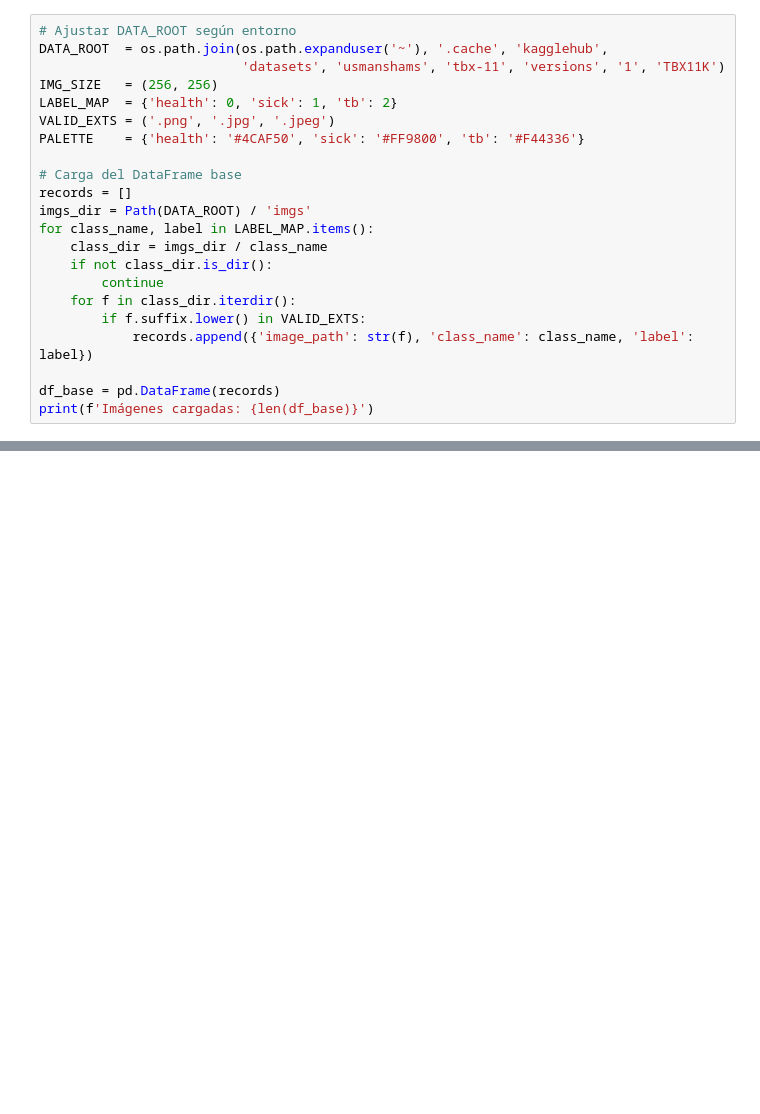
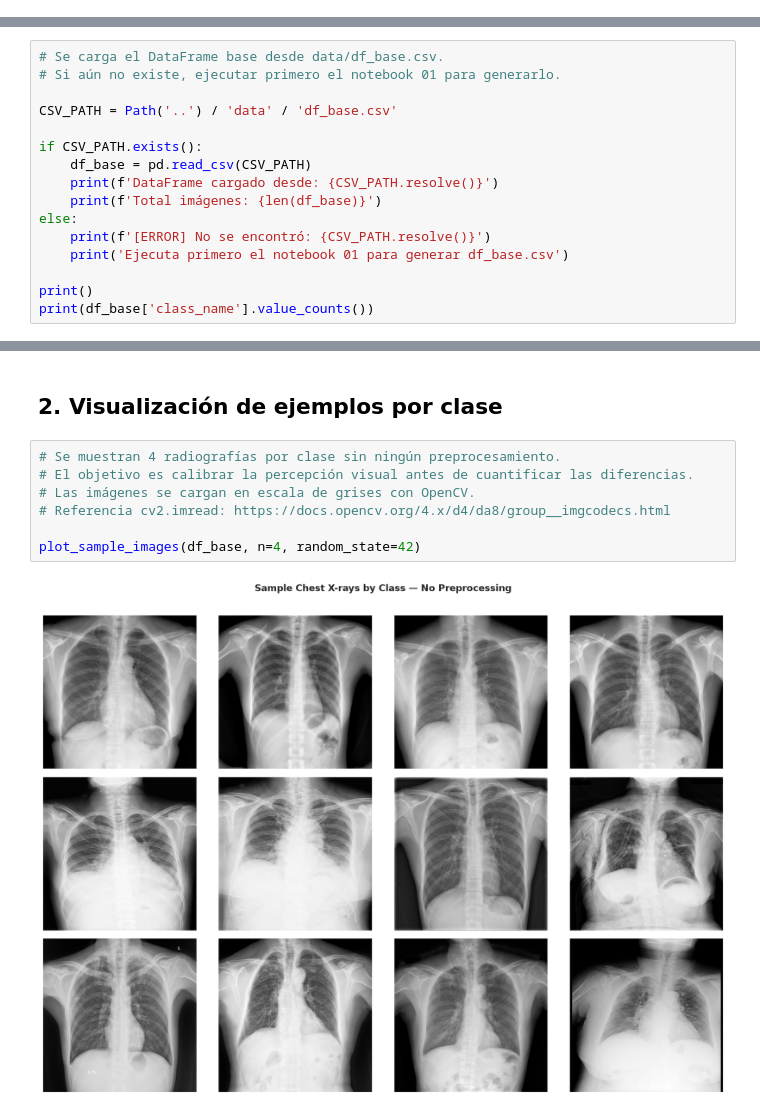
Before and after one commit to KevEstr/CAD_TBX11K, a Jupyter notebook: notebooks/02_Analisis_Exploratorio.ipynb, the cells around one changed output, grey strips where cells are left out. Cells and saved outputs as stored; diff of their text form; blank space fills up the shorter version.

```diff
--- a/notebooks/02_Analisis_Exploratorio.ipynb
+++ b/notebooks/02_Analisis_Exploratorio.ipynb
@@ -27,22 +0,0 @@ np.random.seed(42)
-# %%
-# Ajustar DATA_ROOT según entorno
-DATA_ROOT  = os.path.join(os.path.expanduser('~'), '.cache', 'kagglehub',
-                          'datasets', 'usmanshams', 'tbx-11', 'versions', '1', 'TBX11K')
-IMG_SIZE   = (256, 256)
-LABEL_MAP  = {'health': 0, 'sick': 1, 'tb': 2}
-VALID_EXTS = ('.png', '.jpg', '.jpeg')
-PALETTE    = {'health': '#4CAF50', 'sick': '#FF9800', 'tb': '#F44336'}
-
-# Carga del DataFrame base
-records = []
-imgs_dir = Path(DATA_ROOT) / 'imgs'
-for class_name, label in LABEL_MAP.items():
-    class_dir = imgs_dir / class_name
-    if not class_dir.is_dir():
-        continue
-    for f in class_dir.iterdir():
-        if f.suffix.lower() in VALID_EXTS:
-            records.append({'image_path': str(f), 'class_name': class_name, 'label': label})
-
-df_base = pd.DataFrame(records)
-print(f'Imágenes cargadas: {len(df_base)}')
@@ -184,0 +57,16 @@ plt.show()
+# %%
+# Se carga el DataFrame base desde data/df_base.csv.
+# Si aún no existe, ejecutar primero el notebook 01 para generarlo.
+
+CSV_PATH = Path('..') / 'data' / 'df_base.csv'
+
+if CSV_PATH.exists():
+    df_base = pd.read_csv(CSV_PATH)
+    print(f'DataFrame cargado desde: {CSV_PATH.resolve()}')
+    print(f'Total imágenes: {len(df_base)}')
+else:
+    print(f'[ERROR] No se encontró: {CSV_PATH.resolve()}')
+    print('Ejecuta primero el notebook 01 para generar df_base.csv')
+
+print()
+print(df_base['class_name'].value_counts())
@@ -184,0 +82,11 @@ plt.show()
+# %% [markdown]
+## 2. Visualización de ejemplos por clase
+# %%
+# Se muestran 4 radiografías por clase sin ningún preprocesamiento.
+# El objetivo es calibrar la percepción visual antes de cuantificar las diferencias.
+# Las imágenes se cargan en escala de grises con OpenCV.
+# Referencia cv2.imread: https://docs.opencv.org/4.x/d4/da8/group__imgcodecs.html
+
+plot_sample_images(df_base, n=4, random_state=42)
+# %% [output]
+[figure, added]
```
Also changed, not shown: parts of 25 cells of this notebook, 11 other files.
